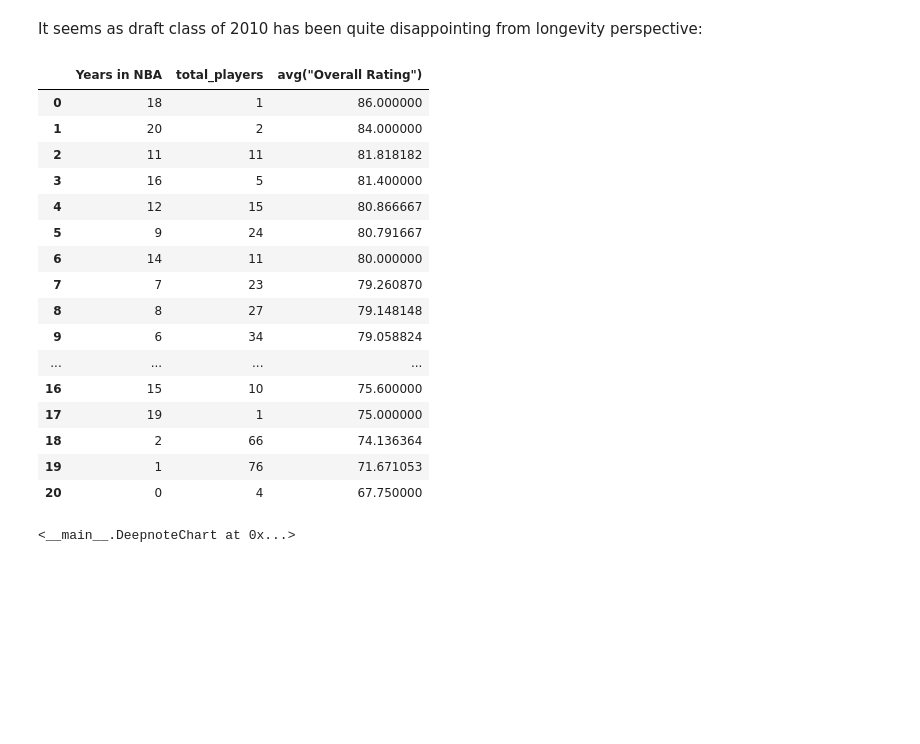
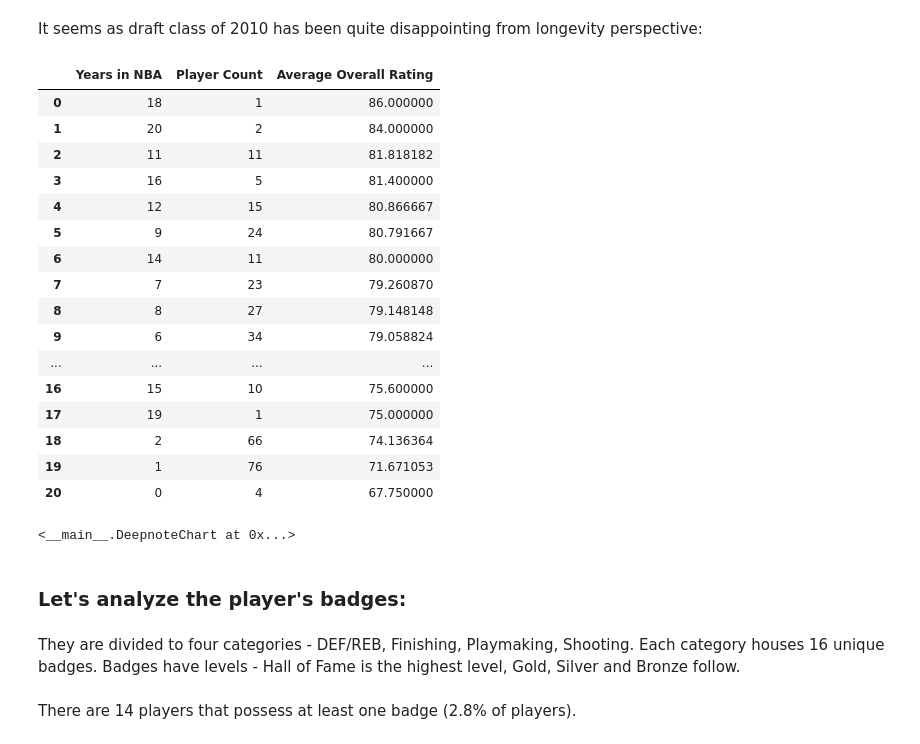
Before and after one commit to gilha/nba-2k23-etl-and-data-analysis, a Jupyter notebook: nba2k23_exploratory_data_analysis.ipynb, the cells around one changed output. Cells and saved outputs as stored; diff of their text form; code cells hidden in the pictures; blank space fills up the shorter version.

```diff
--- a/nba2k23_exploratory_data_analysis.ipynb
+++ b/nba2k23_exploratory_data_analysis.ipynb
@@ -440,17 +350,10 @@ DeepnoteChart(df_14, """{"layer":[{"layer":[{"mark":{"clip":true,"type":"bar","t
 # %% [markdown]
 It seems as draft class of 2010 has been quite disappointing from longevity perspective:
 # %%
-
-
-df_15 = _deepnote_execute_sql("""SELECT "Years in NBA", COUNT(1) as total_players, AVG("Overall Rating")
-FROM df
-GROUP BY 1
-ORDER BY 3 DESC
-
-""", 'SQL_DEEPNOTE_DATAFRAME_SQL')
+df_15 = _deepnote_execute_sql('SELECT "Years in NBA", COUNT(1) as "Player Count", AVG("Overall Rating") as "Average Overall Rating"\nFROM df\nGROUP BY 1\nORDER BY 3 DESC\n', 'SQL_DEEPNOTE_DATAFRAME_SQL')
 df_15
 # %% [output]
-|  | Years in NBA | total_players | avg("Overall Rating") |
+|  | Years in NBA | Player Count | Average Overall Rating |
 | 0 | 18 | 1 | 86.000000 |
 | 1 | 20 | 2 | 84.000000 |
 | 2 | 11 | 11 | 81.818182 |
@@ -472,2 +375,6 @@ DeepnoteChart(df_15, """{"layer":[{"layer":[{"mark":{"clip":true,"type":"bar","t
 # %% [output]
 <__main__.DeepnoteChart at 0x...>
+# %% [markdown]
+### Let's analyze the player's badges:
+# %% [markdown]
+They are divided to four categories - DEF/REB, Finishing, Playmaking, Shooting. Each category houses 16 unique badges. Badges have levels - Hall of Fame is the highest level, Gold, Silver and Bronze follow.
@@ -473,0 +403,2 @@ DeepnoteChart(df_15, """{"layer":[{"layer":[{"mark":{"clip":true,"type":"bar","t
+# %% [markdown]
+There are 14 players that possess at least one badge (2.8% of players).
```
Also changed, not shown: parts of 50 cells of this notebook.
